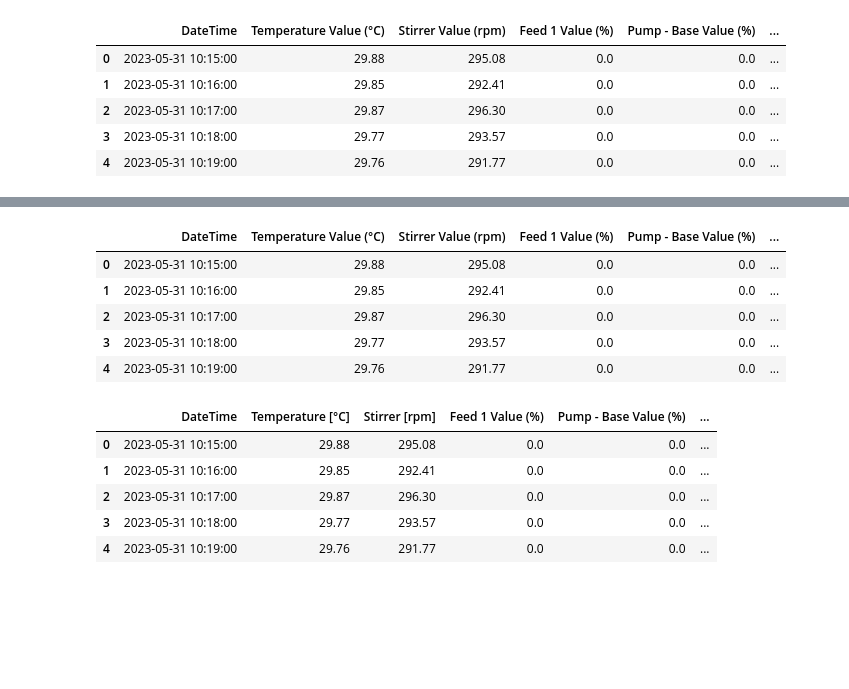
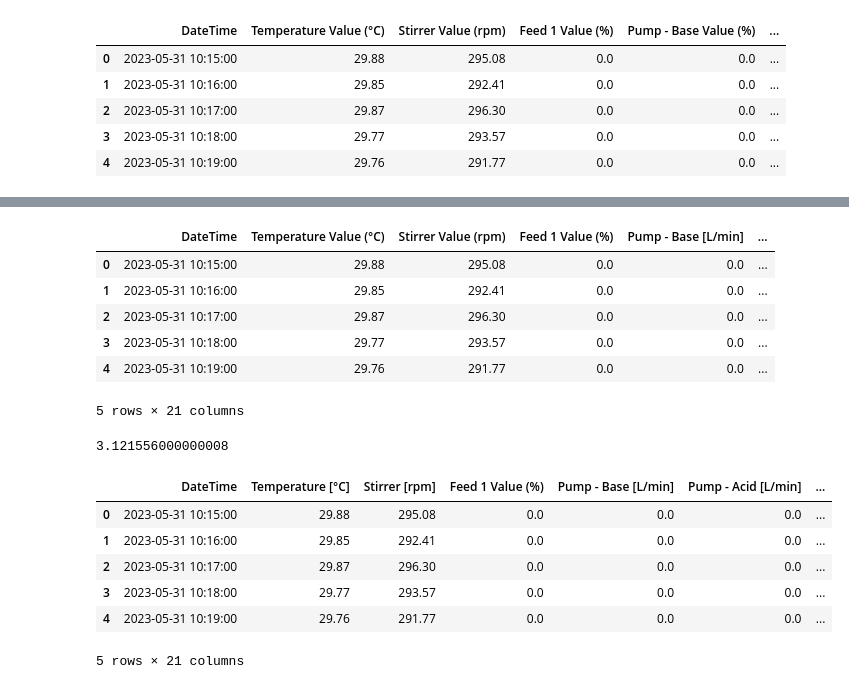
Before and after one commit to boripf/hybrid-model-corynebacterium, a Jupyter notebook: data_vis.ipynb, the cells around one changed output, grey strips where cells are left out. Saved outputs shown, nothing was run; the diff lists cells and outputs as text; code cells hidden in the pictures; blank space fills up the shorter version.

```diff
--- a/data_vis.ipynb
+++ b/data_vis.ipynb
@@ -116,6 +120,14 @@ df_included
+# %%
+# after 35 h the Glucose feed was empty but it was still measured as feeding
+df_included.loc[df_included['time [h]'] > 35, 'Feed 1 Value (%)'] = 0
+df_included['Feed 1 Value (%)']=df_included['Feed 1 Value (%)']/(10*1000)
+# %%
+df_included['Pump - Base Value (%)']=df_included['Pump - Base Value (%)']/(10*1000)
+df_included['Pump - Acid Value (%)']=df_included['Pump - Acid Value (%)']/(10*1000)
+df_included.rename(columns={'Pump - Base Value (%)': 'Pump - Base [L/min]', 'Pump - Acid Value (%)': 'Pump - Acid [L/min]'}, inplace=True)
 # %%
-df_included['cum. base feed [ml/min]']=(df_included['Pump - Base Value (%)'].cumsum())/10
-df_included['cum. acid feed [ml/min]']=(df_included['Pump - Acid Value (%)'].cumsum())/10
+df_included['cum. base feed [ml/min]']=df_included['Pump - Base [L/min]'].cumsum()
+df_included['cum. acid feed [ml/min]']=df_included['Pump - Acid [L/min]'].cumsum()
 # %%
 df_included.columns
 # %% [output]
@@ -126,28 +139,36 @@ Index(['DateTime', 'Temperature Value (°C)', 'Stirrer Value (rpm)',
       dtype='object')
 # %%
-df_included['Glucose feed [ml/min]']=df_included['Feed 1 Value (%)']*350/10
+df_included['Volume [L]']=df_included['Feed 1 Value (%)']+df_included['Pump - Base [L/min]']+df_included['Pump - Acid [L/min]']
+df_included['Volume [L]']=df_included['Volume [L]'].cumsum().add(1)
+df_included['Glucose feed [L/h]']=df_included['Feed 1 Value (%)']*350*60
 df_included['DO2 - smoothed']=df_included['pO₂ Value (pO₂)'].ewm(alpha=0.1).mean()
 df_included['Stirring [rpm]- smoothed']=df_included['Stirrer Value (rpm)'].ewm(alpha=0.1).mean()
 df_included['T [°C]- smoothed']=df_included['Temperature Value (°C)'].ewm(alpha=0.1).mean()
 df_included.head()
 # %% [output]
-|  | DateTime | Temperature Value (°C) | Stirrer Value (rpm) | Feed 1 Value (%) | Pump - Base Value (%) | ... |
+|  | DateTime | Temperature Value (°C) | Stirrer Value (rpm) | Feed 1 Value (%) | Pump - Base [L/min] | ... |
 | 0 | 2023-05-31 10:15:00 | 29.88 | 295.08 | 0.0 | 0.0 | ... |
 | 1 | 2023-05-31 10:16:00 | 29.85 | 292.41 | 0.0 | 0.0 | ... |
 | 2 | 2023-05-31 10:17:00 | 29.87 | 296.30 | 0.0 | 0.0 | ... |
 | 3 | 2023-05-31 10:18:00 | 29.77 | 293.57 | 0.0 | 0.0 | ... |
 | 4 | 2023-05-31 10:19:00 | 29.76 | 291.77 | 0.0 | 0.0 | ... |
+5 rows × 21 columns
+# %%
+df_included['Volume [L]'].max()
+# %% [output]
+3.121556000000008
 # %%
-df_included.rename(columns={'Temperature Value (°C)': 'Temperature [°C]', 'Stirrer Value (rpm)': 'Stirrer [rpm]', 'biomass (g/L)': 'Biomass [g/L]'}, errors='raise', inplace=True)
-df_included.rename(columns={'offg_co2': 'Offgas CO2 [%]', 'offg_n2': 'Offgas N2 [%]', 'offg_o2': 'Offgas O2 [%]', 'duration [h]': 'time [h]'}, inplace=True)
+df_included.rename(columns={'Temperature Value (°C)': 'Temperature [°C]', 'Stirrer Value (rpm)': 'Stirrer [rpm]'}, errors='raise', inplace=True)
+df_included.rename(columns={'offg_co2': 'Offgas CO2 [%]', 'offg_n2': 'Offgas N2 [%]', 'offg_o2': 'Offgas O2 [%]'}, inplace=True)
 df_included.head()
 # %% [output]
-|  | DateTime | Temperature [°C] | Stirrer [rpm] | Feed 1 Value (%) | Pump - Base Value (%) | ... |
-| 0 | 2023-05-31 10:15:00 | 29.88 | 295.08 | 0.0 | 0.0 | ... |
-| 1 | 2023-05-31 10:16:00 | 29.85 | 292.41 | 0.0 | 0.0 | ... |
-| 2 | 2023-05-31 10:17:00 | 29.87 | 296.30 | 0.0 | 0.0 | ... |
-| 3 | 2023-05-31 10:18:00 | 29.77 | 293.57 | 0.0 | 0.0 | ... |
-| 4 | 2023-05-31 10:19:00 | 29.76 | 291.77 | 0.0 | 0.0 | ... |
+|  | DateTime | Temperature [°C] | Stirrer [rpm] | Feed 1 Value (%) | Pump - Base [L/min] | Pump - Acid [L/min] | ... |
+| 0 | 2023-05-31 10:15:00 | 29.88 | 295.08 | 0.0 | 0.0 | 0.0 | ... |
+| 1 | 2023-05-31 10:16:00 | 29.85 | 292.41 | 0.0 | 0.0 | 0.0 | ... |
+| 2 | 2023-05-31 10:17:00 | 29.87 | 296.30 | 0.0 | 0.0 | 0.0 | ... |
+| 3 | 2023-05-31 10:18:00 | 29.77 | 293.57 | 0.0 | 0.0 | 0.0 | ... |
+| 4 | 2023-05-31 10:19:00 | 29.76 | 291.77 | 0.0 | 0.0 | 0.0 | ... |
+5 rows × 21 columns
 # %%
 df_included.sort_index(axis=1, inplace=True)
 df_included.head()
```
Also changed, not shown: parts of 13 cells of this notebook, 5 other files.
